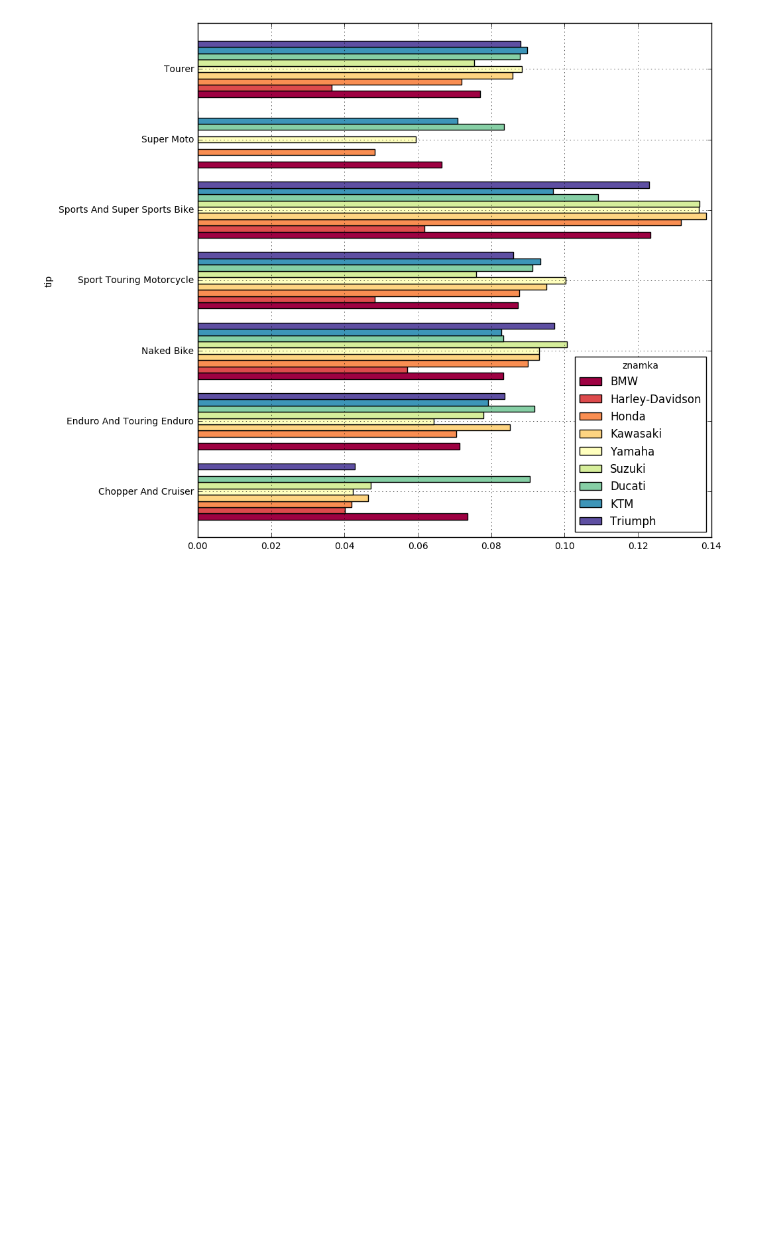
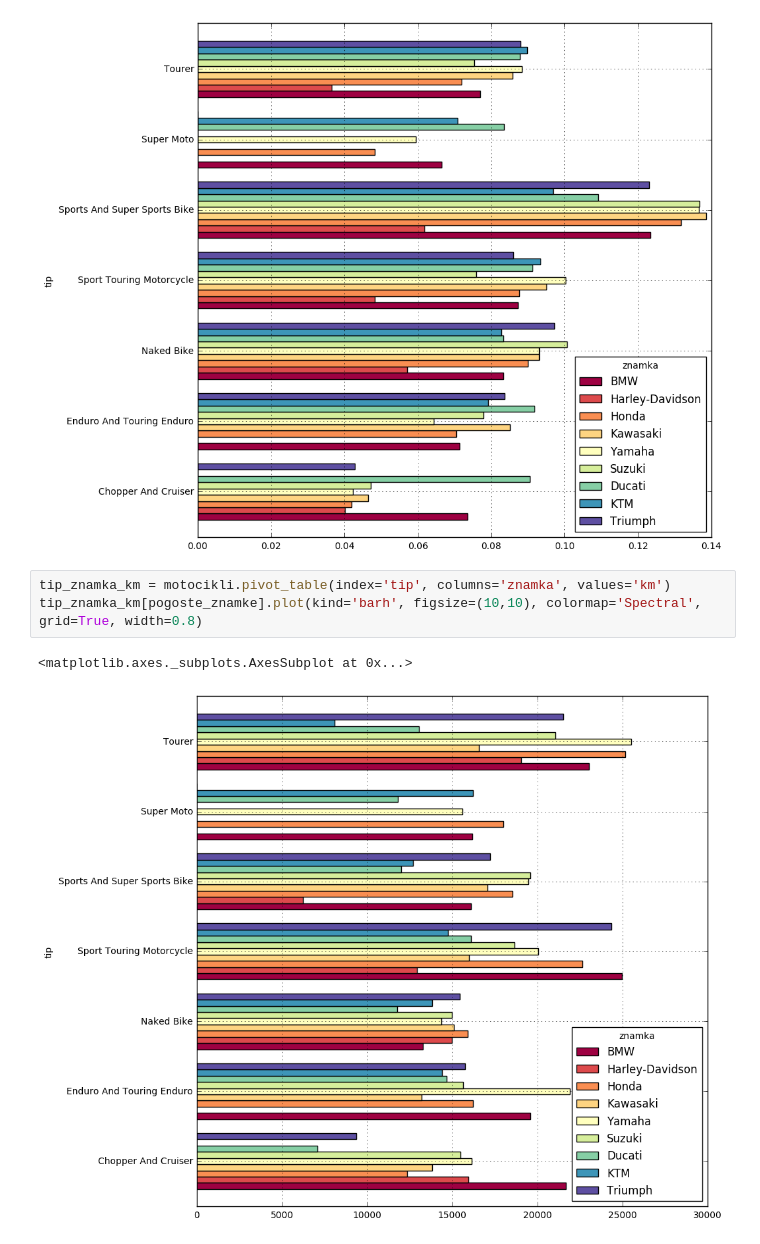
Before and after one commit to FMF-projects/rabljeni-motocikli, a Jupyter notebook: rabljeni_motocikli.ipynb, the cells around one changed output. Saved outputs shown, nothing was run; the diff lists cells and outputs as text; blank space fills up the shorter version.

Commit message:
Tip, znamka, km

```diff
--- a/rabljeni_motocikli.ipynb
+++ b/rabljeni_motocikli.ipynb
@@ -190,3 +190,9 @@ tip_znamka_moc[pogoste_znamke].plot(kind='barh', figsize=(10,10), colormap='Spec
 # %% [output]
 <matplotlib.axes._subplots.AxesSubplot at 0x...>
 [figure]
+# %%
+tip_znamka_km = motocikli.pivot_table(index='tip', columns='znamka', values='km')
+tip_znamka_km[pogoste_znamke].plot(kind='barh', figsize=(10,10), colormap='Spectral', grid=True, width=0.8)
+# %% [output]
+<matplotlib.axes._subplots.AxesSubplot at 0x...>
+[figure, added]
```
